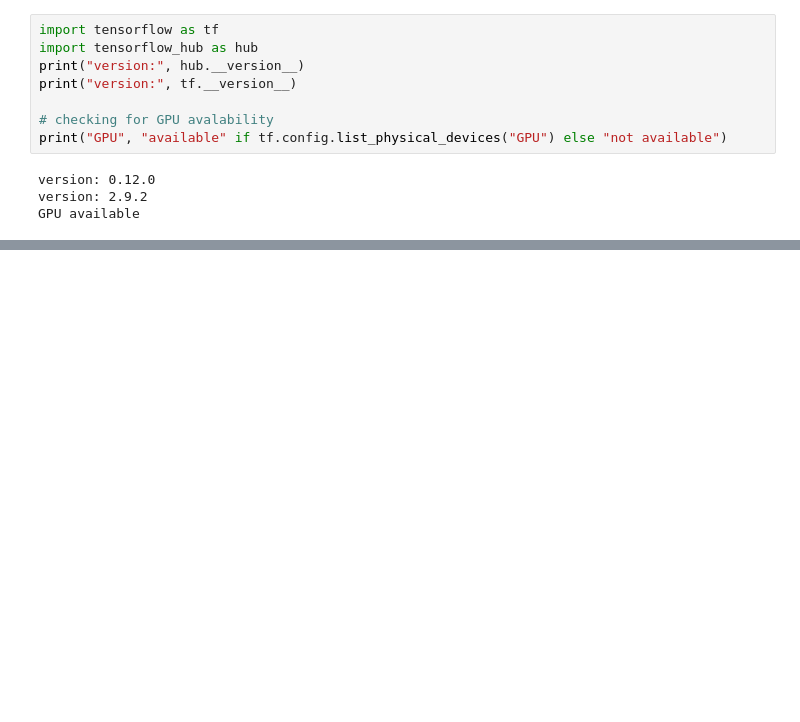
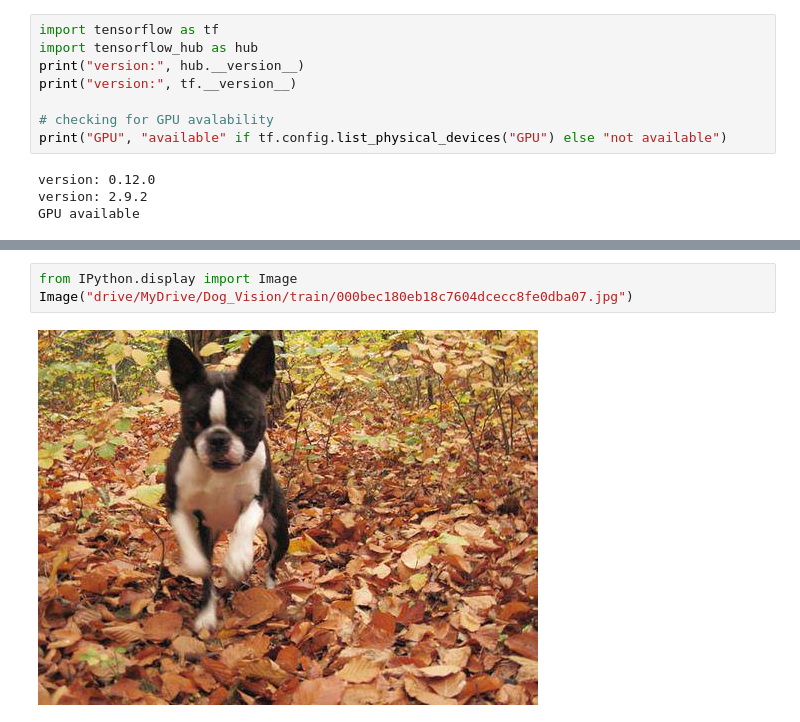
Before and after one commit to iamVaibhav100/multilevel_dog_breed_classification, a Jupyter notebook: dog_vision.ipynb, the cells around one changed output, grey strips where cells are left out. Cells and saved outputs as stored; diff of their text form; blank space fills up the shorter version.

```diff
--- a/dog_vision.ipynb
+++ b/dog_vision.ipynb
@@ -44,0 +83,5 @@ GPU available
+# %%
+from IPython.display import Image
+Image("drive/MyDrive/Dog_Vision/train/000bec180eb18c7604dcecc8fe0dba07.jpg")
+# %% [output]
+[figure, added]
```
Also changed, not shown: parts of 26 cells of this notebook.
